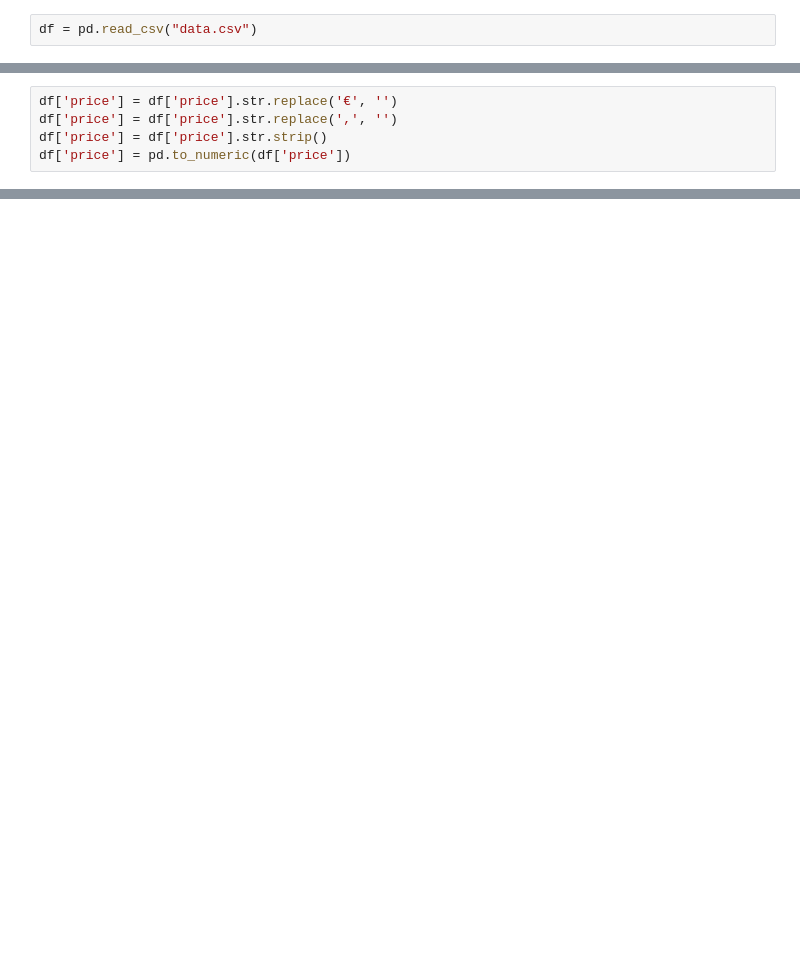
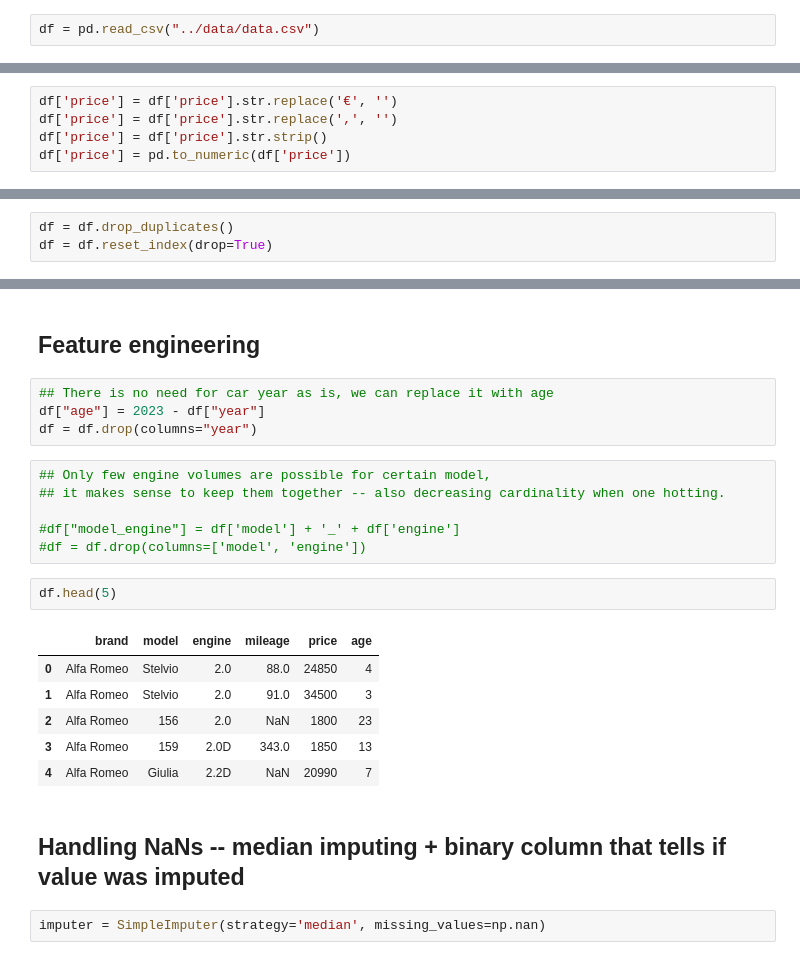
Before and after one commit to IvoDz/car-price-estimator, a Jupyter notebook: notebooks/preprocess.ipynb, the cells around one changed output, grey strips where cells are left out. Cells and saved outputs as stored; diff of their text form; blank space fills up the shorter version.

```diff
--- a/notebooks/preprocess.ipynb
+++ b/notebooks/preprocess.ipynb
@@ -9,2 +10,2 @@ import joblib
 # %%
-df = pd.read_csv("data.csv")
+df = pd.read_csv("../data/data.csv")
@@ -341,0 +26,3 @@ df_no_nans.to_csv("data_cleaned_nonans.csv", index = False)
+# %%
+df = df.drop_duplicates()
+df = df.reset_index(drop=True)
@@ -341,0 +41,25 @@ df_no_nans.to_csv("data_cleaned_nonans.csv", index = False)
+# %% [markdown]
+## Feature engineering
+# %%
+## There is no need for car year as is, we can replace it with age
+df["age"] = 2023 - df["year"]
+df = df.drop(columns="year")
+# %%
+## Only few engine volumes are possible for certain model,
+## it makes sense to keep them together -- also decreasing cardinality when one hotting.
+
+#df["model_engine"] = df['model'] + '_' + df['engine']
+#df = df.drop(columns=['model', 'engine'])
+# %%
+df.head(5)
+# %% [output]
+|  | brand | model | engine | mileage | price | age |
+| 0 | Alfa Romeo | Stelvio | 2.0 | 88.0 | 24850 | 4 |
+| 1 | Alfa Romeo | Stelvio | 2.0 | 91.0 | 34500 | 3 |
+| 2 | Alfa Romeo | 156 | 2.0 | NaN | 1800 | 23 |
+| 3 | Alfa Romeo | 159 | 2.0D | 343.0 | 1850 | 13 |
+| 4 | Alfa Romeo | Giulia | 2.2D | NaN | 20990 | 7 |
+# %% [markdown]
+## Handling NaNs -- median imputing + binary column that tells if value was imputed
+# %%
+imputer = SimpleImputer(strategy='median', missing_values=np.nan)
```
Also changed, not shown: parts of 56 cells of this notebook, 8 other files.
